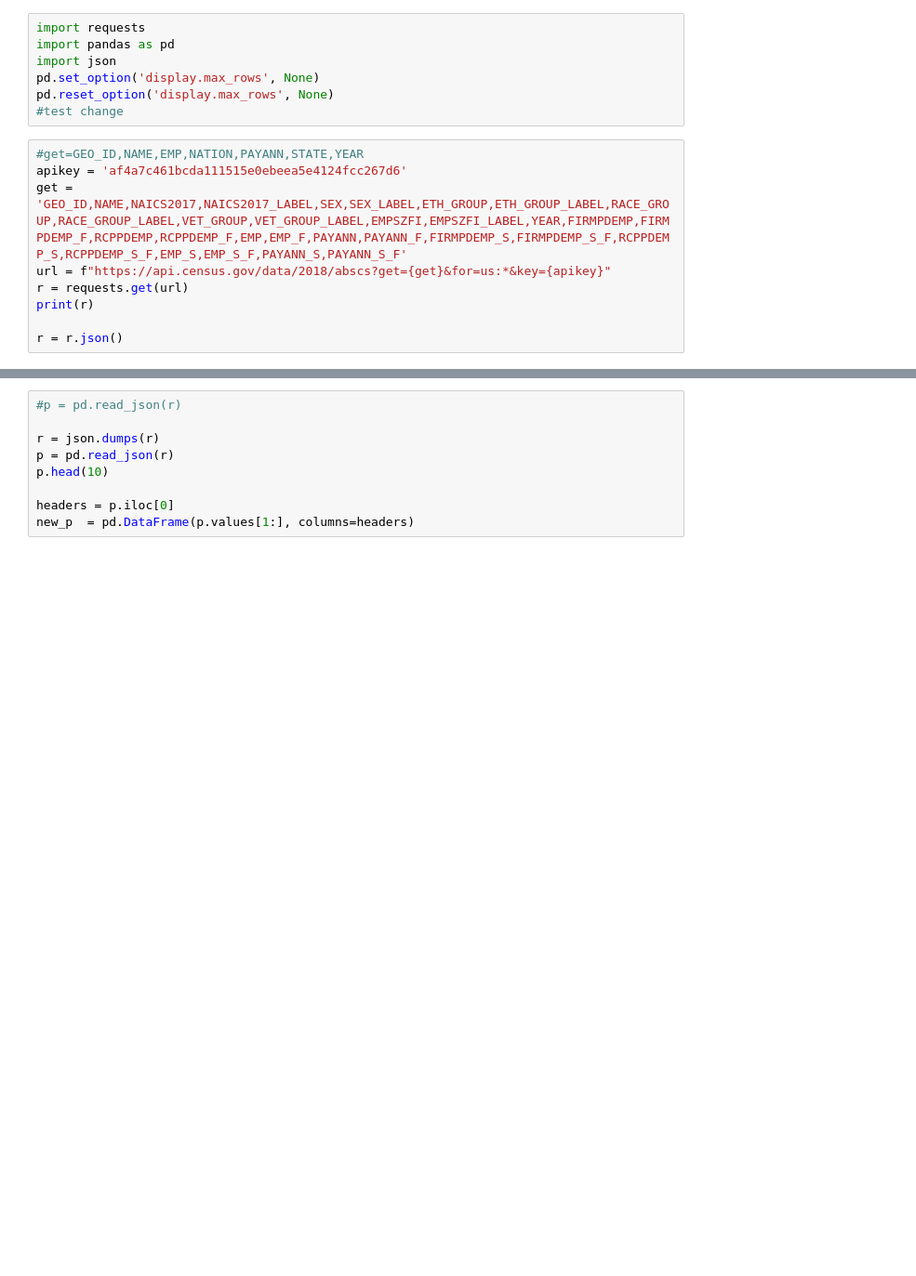
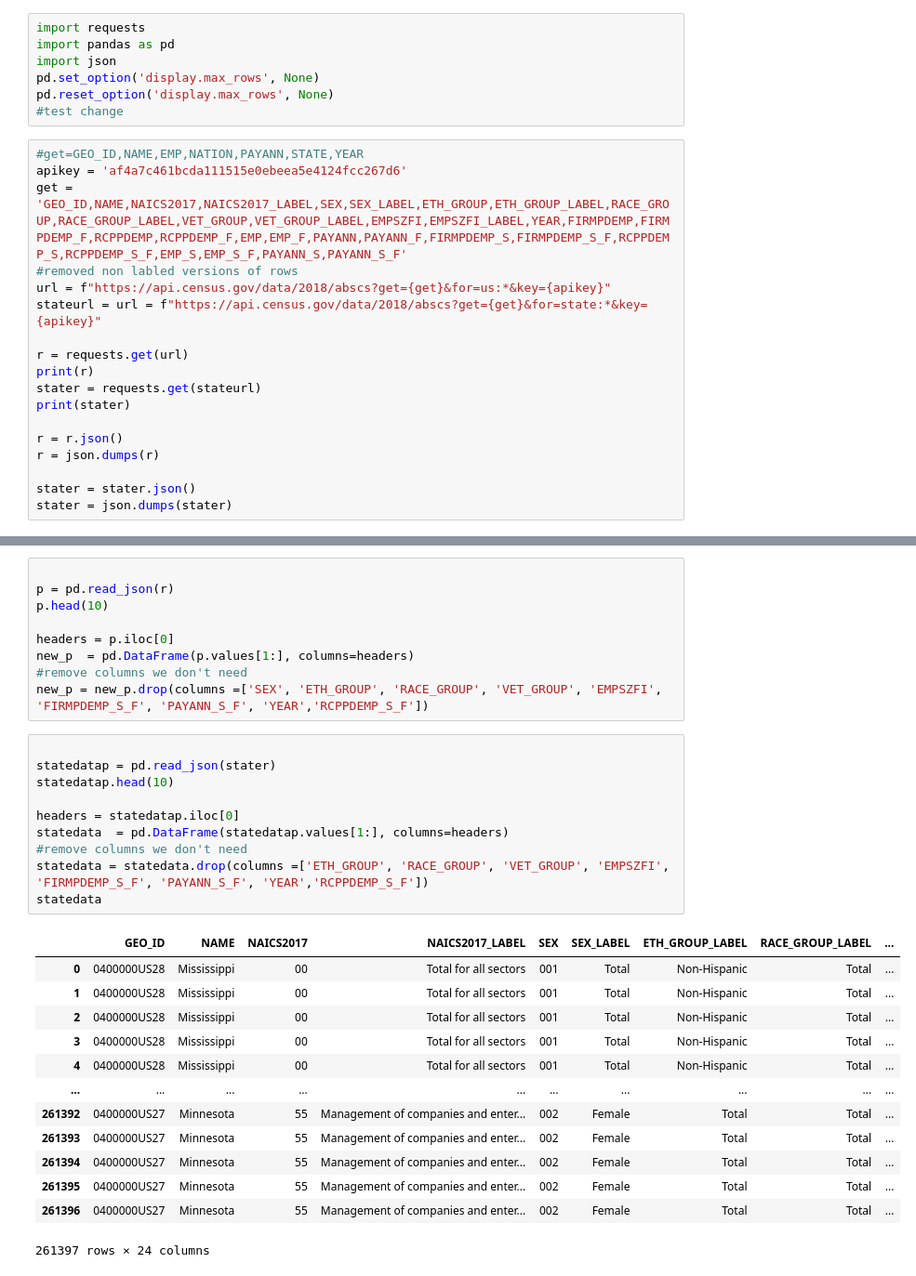
Before and after one commit to DanielnRose/Census_Assesment, a Jupyter notebook: grpupassesment.ipynb, the cells around one changed output, grey strips where cells are left out. Shown: that part at 93% size. Drawn from its saved outputs; the diff is of its cells as text; blank space fills up the shorter version.

```diff
--- a/grpupassesment.ipynb
+++ b/grpupassesment.ipynb
@@ -9,10 +9,19 @@ pd.reset_option('display.max_rows', None)
 #get=GEO_ID,NAME,EMP,NATION,PAYANN,STATE,YEAR
 apikey = 'af4a7c461bcda111515e0ebeea5e4124fcc267d6'
 get = 'GEO_ID,NAME,NAICS2017,NAICS2017_LABEL,SEX,SEX_LABEL,ETH_GROUP,ETH_GROUP_LABEL,RACE_GROUP,RACE_GROUP_LABEL,VET_GROUP,VET_GROUP_LABEL,EMPSZFI,EMPSZFI_LABEL,YEAR,FIRMPDEMP,FIRMPDEMP_F,RCPPDEMP,RCPPDEMP_F,EMP,EMP_F,PAYANN,PAYANN_F,FIRMPDEMP_S,FIRMPDEMP_S_F,RCPPDEMP_S,RCPPDEMP_S_F,EMP_S,EMP_S_F,PAYANN_S,PAYANN_S_F'
+#removed non labled versions of rows
 url = f"https://api.census.gov/data/2018/abscs?get={get}&for=us:*&key={apikey}"
+stateurl = url = f"https://api.census.gov/data/2018/abscs?get={get}&for=state:*&key={apikey}"
+
 r = requests.get(url)
 print(r)
+stater = requests.get(stateurl)
+print(stater)
 
 r = r.json()
+r = json.dumps(r)
+
+stater = stater.json()
+stater = json.dumps(stater)
 # %% [output]
 <Response [200]>
@@ -19,12 +29,36 @@ r = r.json()
 # %%
-#p = pd.read_json(r)
 
-r = json.dumps(r)
 p = pd.read_json(r)
 p.head(10)
 
 headers = p.iloc[0]
 new_p  = pd.DataFrame(p.values[1:], columns=headers)
+#remove columns we don't need
+new_p = new_p.drop(columns =['SEX', 'ETH_GROUP', 'RACE_GROUP', 'VET_GROUP', 'EMPSZFI', 'FIRMPDEMP_S_F', 'PAYANN_S_F', 'YEAR','RCPPDEMP_S_F'])
+# %%
+
+statedatap = pd.read_json(stater)
+statedatap.head(10)
+
+headers = statedatap.iloc[0]
+statedata  = pd.DataFrame(statedatap.values[1:], columns=headers)
+#remove columns we don't need
+statedata = statedata.drop(columns =['ETH_GROUP', 'RACE_GROUP', 'VET_GROUP', 'EMPSZFI', 'FIRMPDEMP_S_F', 'PAYANN_S_F', 'YEAR','RCPPDEMP_S_F'])
+statedata
+# %% [output]
+|  | GEO_ID | NAME | NAICS2017 | NAICS2017_LABEL | SEX | SEX_LABEL | ETH_GROUP_LABEL | RACE_GROUP_LABEL | ... |
+| 0 | 0400000US28 | Mississippi | 00 | Total for all sectors | 001 | Total | Non-Hispanic | Total | ... |
+| 1 | 0400000US28 | Mississippi | 00 | Total for all sectors | 001 | Total | Non-Hispanic | Total | ... |
+| 2 | 0400000US28 | Mississippi | 00 | Total for all sectors | 001 | Total | Non-Hispanic | Total | ... |
+| 3 | 0400000US28 | Mississippi | 00 | Total for all sectors | 001 | Total | Non-Hispanic | Total | ... |
+| 4 | 0400000US28 | Mississippi | 00 | Total for all sectors | 001 | Total | Non-Hispanic | Total | ... |
+| ... | ... | ... | ... | ... | ... | ... | ... | ... | ... |
+| 261392 | 0400000US27 | Minnesota | 55 | Management of companies and enter... | 002 | Female | Total | Total | ... |
+| 261393 | 0400000US27 | Minnesota | 55 | Management of companies and enter... | 002 | Female | Total | Total | ... |
+| 261394 | 0400000US27 | Minnesota | 55 | Management of companies and enter... | 002 | Female | Total | Total | ... |
+| 261395 | 0400000US27 | Minnesota | 55 | Management of companies and enter... | 002 | Female | Total | Total | ... |
+| 261396 | 0400000US27 | Minnesota | 55 | Management of companies and enter... | 002 | Female | Total | Total | ... |
+261397 rows × 24 columns
 # %%
 new_p.info()
 # %% [output]
```
Also changed, not shown: parts of 11 cells of this notebook.
